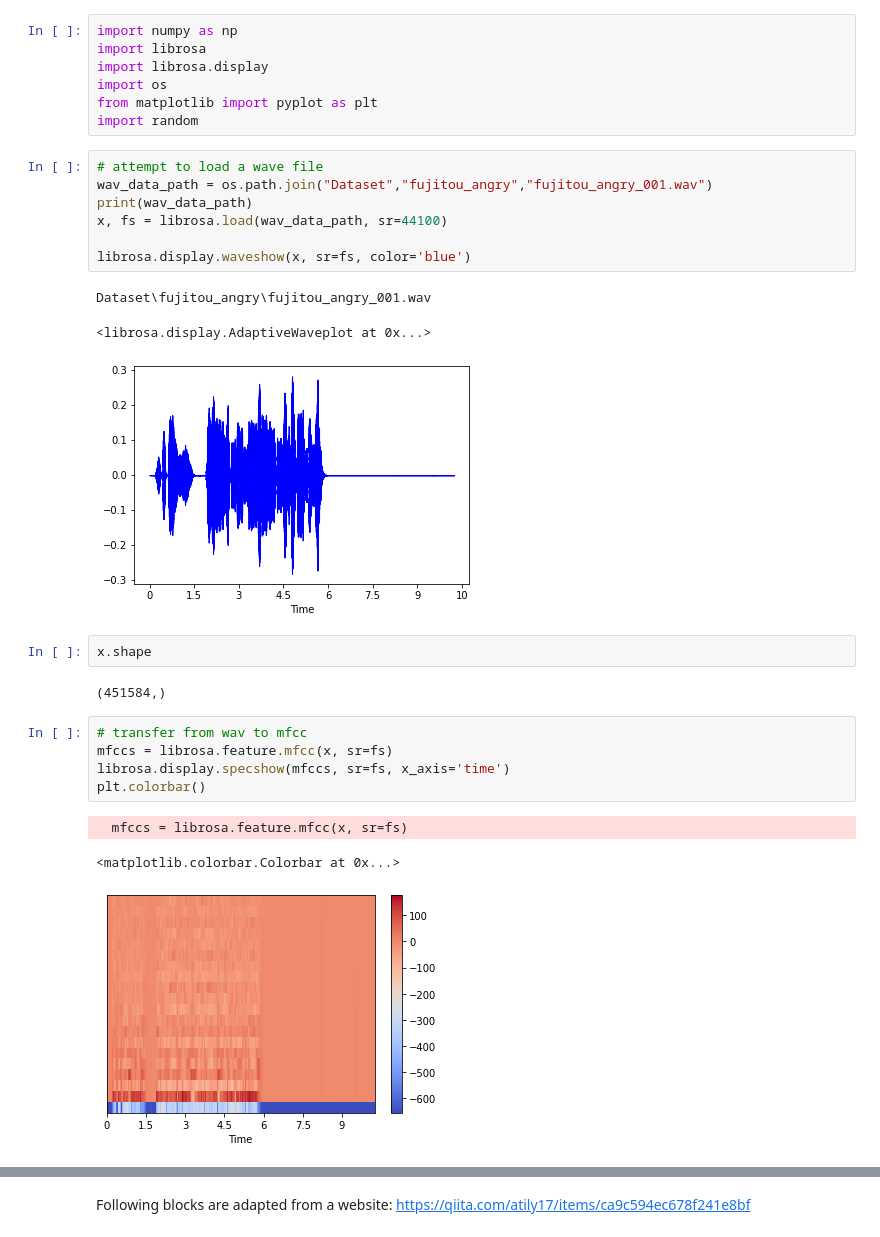
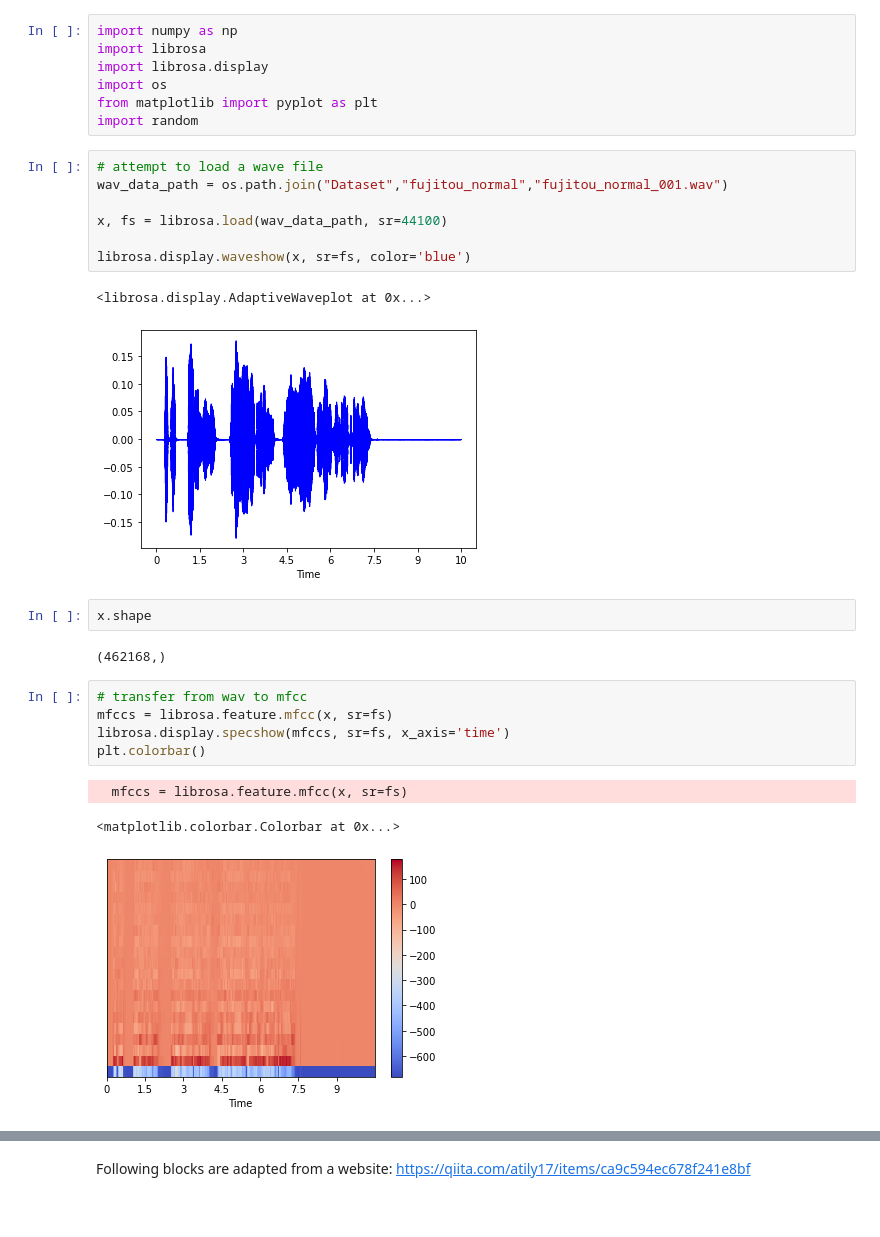
Before and after one commit to ZhennanRu/cs230, a Jupyter notebook: wav_to_MFCC.ipynb, the cells around one changed output, grey strips where cells are left out. Cells and saved outputs as stored; diff of their text form.

```diff
--- a/wav_to_MFCC.ipynb
+++ b/wav_to_MFCC.ipynb
@@ -7,19 +7,18 @@ from matplotlib import pyplot as plt
 import random
 # %%
 # attempt to load a wave file
-wav_data_path = os.path.join("Dataset","fujitou_angry","fujitou_angry_001.wav")
-print(wav_data_path)
+wav_data_path = os.path.join("Dataset","fujitou_normal","fujitou_normal_001.wav")
+
 x, fs = librosa.load(wav_data_path, sr=44100)
 
 librosa.display.waveshow(x, sr=fs, color='blue')
 # %% [output]
-Dataset\fujitou_angry\fujitou_angry_001.wav
+<librosa.display.AdaptiveWaveplot at 0x...>
-<librosa.display.AdaptiveWaveplot at 0x...>
-[figure, old version]
+[figure, new version]
 # %%
 x.shape
 # %% [output]
-(451584,)
+(462168,)
 # %%
 # transfer from wav to mfcc
 mfccs = librosa.feature.mfcc(x, sr=fs)
@@ -28,4 +27,4 @@ plt.colorbar()
 # %% [output]
   mfccs = librosa.feature.mfcc(x, sr=fs)
 <matplotlib.colorbar.Colorbar at 0x...>
-[figure, old version]
+[figure, new version]
```
Also changed, not shown: parts of 18 cells of this notebook, 3 other files.
